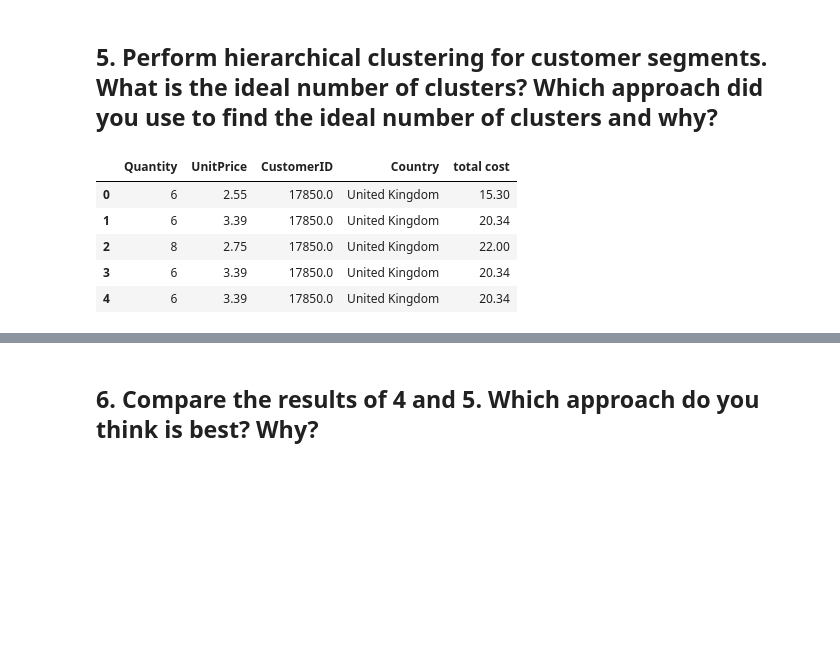
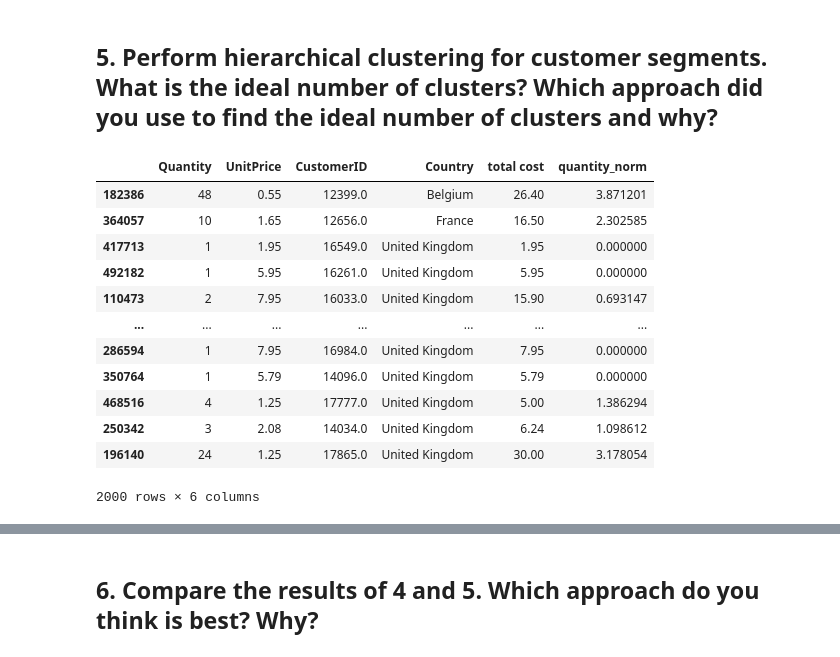
Before and after one commit to olesiam10/Homework, a Jupyter notebook: hw_week19.ipynb, the cells around one changed output, grey strips where cells are left out. Cells and saved outputs as stored; diff of their text form; code cells hidden in the pictures; blank space fills up the shorter version.

```diff
--- a/hw_week19.ipynb
+++ b/hw_week19.ipynb
@@ -193,12 +224,3 @@ To calculate the ideal nimber of clusters we used the elbow method. It finds the
 The ideal number of clusters in this case, seems to be 3, based on the elbow graphs.
 # %% [markdown]
 ## 5. Perform hierarchical clustering for customer segments. What is the ideal number of clusters? Which approach did you use to find the ideal number of clusters and why?
-# %%
-clean.head()
-# %% [output]
-|  | Quantity | UnitPrice | CustomerID | Country | total cost |
-| 0 | 6 | 2.55 | 17850.0 | United Kingdom | 15.30 |
-| 1 | 6 | 3.39 | 17850.0 | United Kingdom | 20.34 |
-| 2 | 8 | 2.75 | 17850.0 | United Kingdom | 22.00 |
-| 3 | 6 | 3.39 | 17850.0 | United Kingdom | 20.34 |
-| 4 | 6 | 3.39 | 17850.0 | United Kingdom | 20.34 |
@@ -206,0 +227,20 @@ smaller_df=clean.drop(["UnitPrice", "Quantity"], axis=1)
+# %%
+#using bootstrap resampling to select a smaller sample of data, since
+#my computer cannot process the whole dataset for this model
+from sklearn.utils import resample
+boot = resample(clean, replace=True, n_samples=2000, random_state=1)
+boot
+# %% [output]
+|  | Quantity | UnitPrice | CustomerID | Country | total cost | quantity_norm |
+| 182386 | 48 | 0.55 | 12399.0 | Belgium | 26.40 | 3.871201 |
+| 364057 | 10 | 1.65 | 12656.0 | France | 16.50 | 2.302585 |
+| 417713 | 1 | 1.95 | 16549.0 | United Kingdom | 1.95 | 0.000000 |
+| 492182 | 1 | 5.95 | 16261.0 | United Kingdom | 5.95 | 0.000000 |
+| 110473 | 2 | 7.95 | 16033.0 | United Kingdom | 15.90 | 0.693147 |
+| ... | ... | ... | ... | ... | ... | ... |
+| 286594 | 1 | 7.95 | 16984.0 | United Kingdom | 7.95 | 0.000000 |
+| 350764 | 1 | 5.79 | 14096.0 | United Kingdom | 5.79 | 0.000000 |
+| 468516 | 4 | 1.25 | 17777.0 | United Kingdom | 5.00 | 1.386294 |
+| 250342 | 3 | 2.08 | 14034.0 | United Kingdom | 6.24 | 1.098612 |
+| 196140 | 24 | 1.25 | 17865.0 | United Kingdom | 30.00 | 3.178054 |
+2000 rows × 6 columns
```
Also changed, not shown: parts of 19 cells of this notebook.
